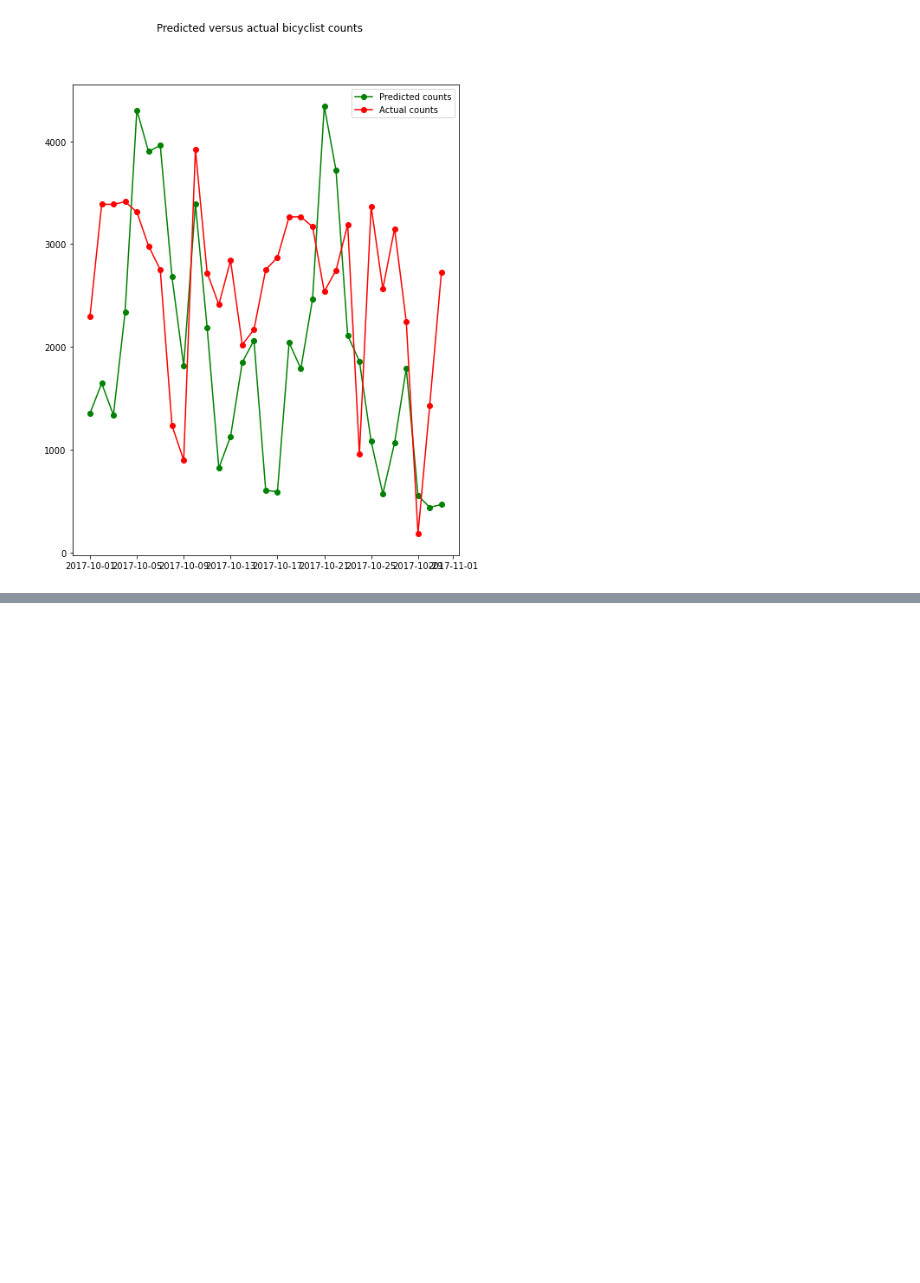
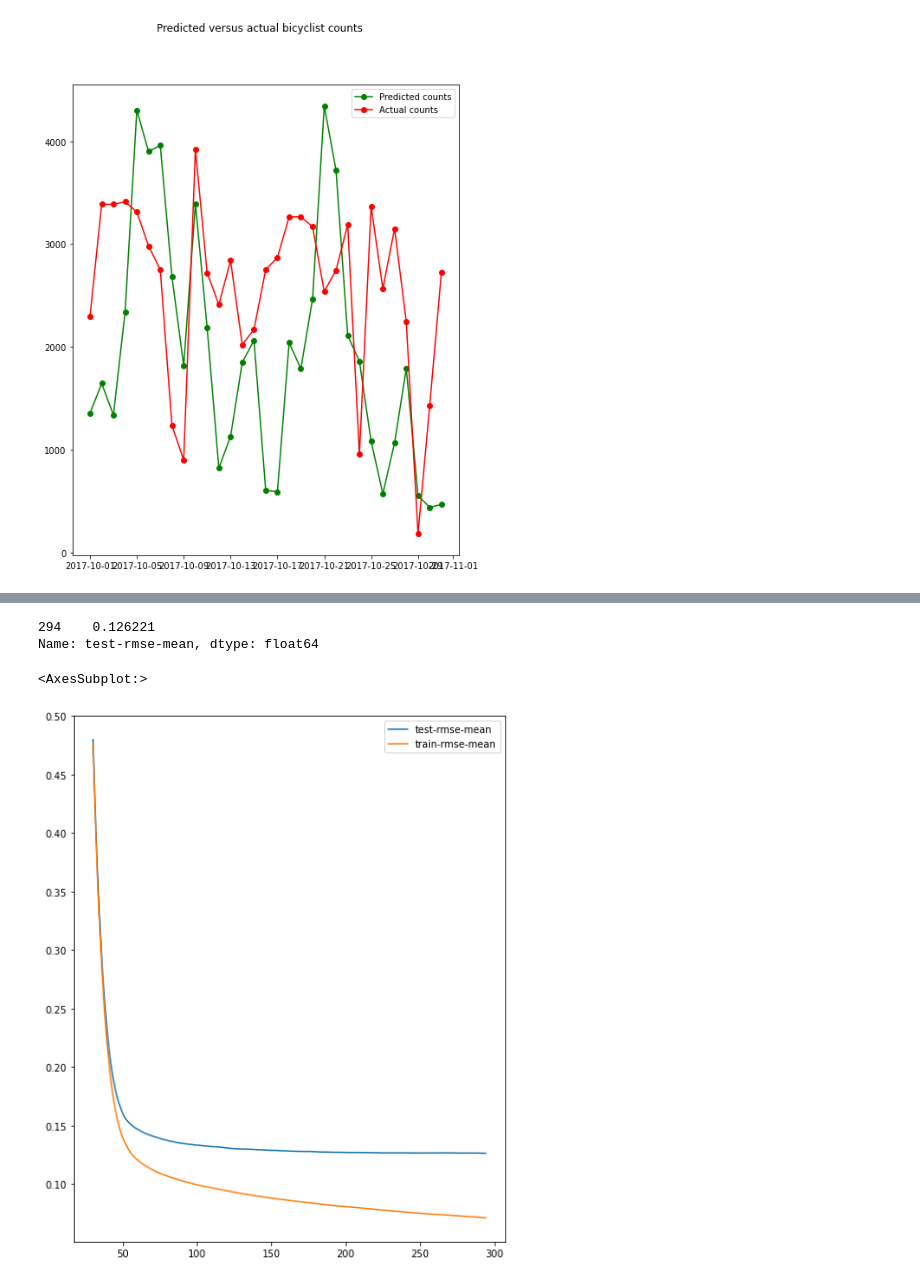
Before and after one commit to writetoneeraj/ml-with-python, a Jupyter notebook: Supervised_Learning/Regression_2.ipynb, the cells around one changed output, grey strips where cells are left out. Saved outputs shown, nothing was run; the diff lists cells and outputs as text; code cells hidden in the pictures; blank space fills up the shorter version.

```diff
--- a/Supervised_Learning/Regression_2.ipynb
+++ b/Supervised_Learning/Regression_2.ipynb
@@ -680,7 +680,7 @@ plt.title('MSE for PLS')
 Text(0.5, 1.0, 'MSE for PLS')
 [figure]
 # %%
-pls = PLSRegression(n_components=21)
+pls = PLSRegression(n_components=20)
 pls.fit(scale(x_train), y_train)
 pls_predicts = pls.predict(scale(x_test))
 print(f"r2 score for PLSR : {r2_score(y_test, pls_predicts)}")
@@ -800,0 +809,16 @@ plt.show()
+# %%
+dtrain = xgb.DMatrix(x_train, label=y_train)
+dtest = xgb.DMatrix(x_test, label=y_test)
+dtest = xgb.DMatrix(x_test)
+params = {"max_depth":2, "eta":0.1}
+model = xgb.cv(params, dtrain,  num_boost_round=500, early_stopping_rounds=100)
+# %%
+model["test-rmse-mean"][-1:]
+# %% [output]
+294    0.126221
+Name: test-rmse-mean, dtype: float64
+# %%
+model.loc[30:,["test-rmse-mean", "train-rmse-mean"]].plot()
+# %% [output]
+<AxesSubplot:>
+[figure, added]
```
Also changed, not shown: parts of 14 cells of this notebook, 4 other files.
